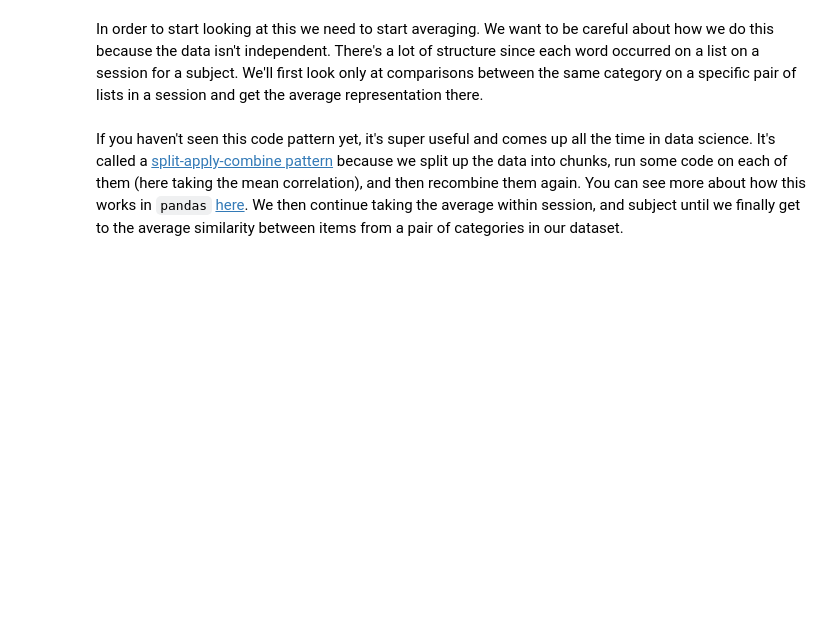
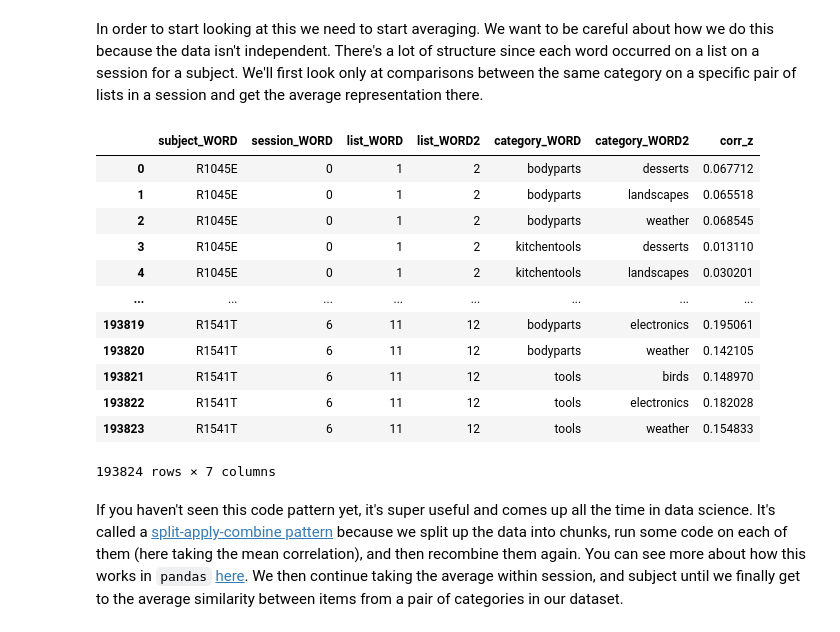
Before and after one commit to pennmem/COGS4290_DataMemoryBrains, a Jupyter notebook: COGS4290_rsa_lecture_02_analyze_rsa.ipynb, the cells around one changed output. Cells and saved outputs as stored; diff of their text form; code cells hidden in the pictures; blank space fills up the shorter version.

```diff
--- a/COGS4290_rsa_lecture_02_analyze_rsa.ipynb
+++ b/COGS4290_rsa_lecture_02_analyze_rsa.ipynb
@@ -104,6 +104,22 @@ In order to start looking at this we need to start averaging. We want to be care
 across_list_WORD_rsa_list_df = across_list_WORD_rsa_df.groupby(
     ['subject_WORD', 'session_WORD', 'list_WORD', 'list_WORD2', 'category_WORD', 'category_WORD2'], as_index=False
 ).agg({'corr_z': 'mean'})
+# %%
+across_list_WORD_rsa_list_df
+# %% [output]
+|  | subject_WORD | session_WORD | list_WORD | list_WORD2 | category_WORD | category_WORD2 | corr_z |
+| 0 | R1045E | 0 | 1 | 2 | bodyparts | desserts | 0.067712 |
+| 1 | R1045E | 0 | 1 | 2 | bodyparts | landscapes | 0.065518 |
+| 2 | R1045E | 0 | 1 | 2 | bodyparts | weather | 0.068545 |
+| 3 | R1045E | 0 | 1 | 2 | kitchentools | desserts | 0.013110 |
+| 4 | R1045E | 0 | 1 | 2 | kitchentools | landscapes | 0.030201 |
+| ... | ... | ... | ... | ... | ... | ... | ... |
+| 193819 | R1541T | 6 | 11 | 12 | bodyparts | electronics | 0.195061 |
+| 193820 | R1541T | 6 | 11 | 12 | bodyparts | weather | 0.142105 |
+| 193821 | R1541T | 6 | 11 | 12 | tools | birds | 0.148970 |
+| 193822 | R1541T | 6 | 11 | 12 | tools | electronics | 0.182028 |
+| 193823 | R1541T | 6 | 11 | 12 | tools | weather | 0.154833 |
+193824 rows × 7 columns
 # %% [markdown]
 If you haven't seen this code pattern yet, it's super useful and comes up all the time in data science. It's called a [split-apply-combine pattern](https://www.jstatsoft.org/article/view/v040i01) because we split up the data into chunks, run some code on each of them (here taking the mean correlation), and then recombine them again. You can see more about how this works in `pandas` [here](https://pandas.pydata.org/docs/user_guide/groupby.html). We then continue taking the average within session, and subject until we finally get to the average similarity between items from a pair of categories in our dataset.
 # %%
```
Also changed, not shown: parts of 17 cells of this notebook, 2 other files.
